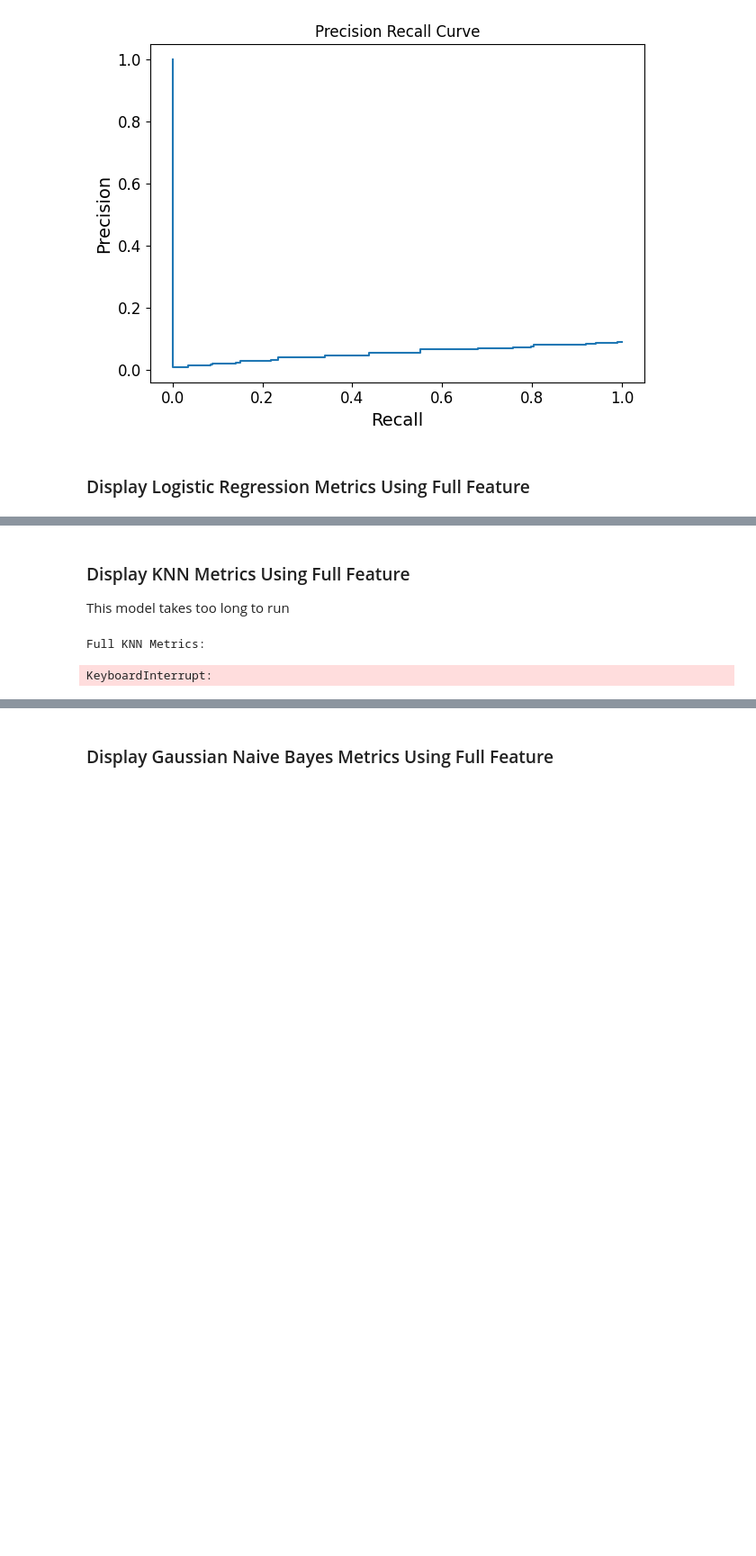
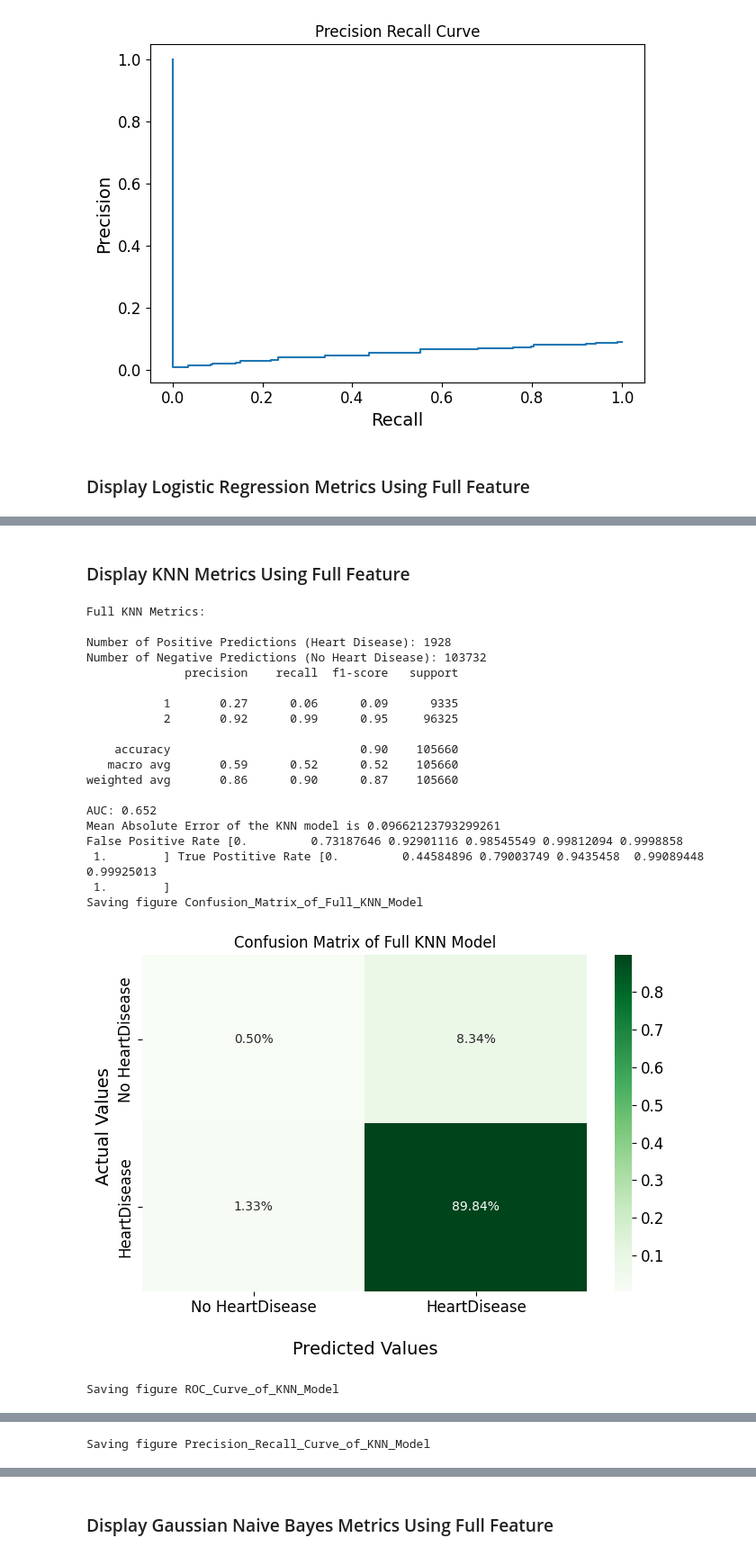
Before and after one commit to Suhyrhasan/Risk-Prediction-For-Heart-Disease, a Jupyter notebook: ModelEvaluation.ipynb, the cells around one changed output, grey strips where cells are left out. Shown at 90% size. Cells and saved outputs as stored; diff of their text form; code cells hidden in the pictures; blank space fills up the shorter version.

```diff
--- a/ModelEvaluation.ipynb
+++ b/ModelEvaluation.ipynb
@@ -291,11 +302,10 @@ Saving figure Calibration_Curve_of_Logistic_Regression_Model
 [figure]
 # %% [markdown]
 ### Display KNN Metrics Using Full Feature
-This model takes too long to run
 # %%
 # Display KKN Metrics
 KNN_PATH = os.path.join('knn')
-def evaluate_KNN():
+def evaluate_FullKNN():
     print("Full KNN Metrics:\n")
     knn = full_knn_model
     y_pred = knn.predict(x_test)
@@ -315,34 +325,69 @@ def evaluate_KNN():
     # calculate roc curve
     fpr, tpr, thresholds = roc_curve(y_test, probs, pos_label=1)
 
+
+    mae = mean_absolute_error(y_test, y_pred)
+    print("Mean Absolute Error of the KNN model is", mae)
+
     #print True and False Positive Rates
     print("False Positive Rate", fpr, "True Postitive Rate", tpr)
+
+    # confusion matrix
+    plt.figure(figsize=(7,5))
+    ax = sns.heatmap(cm/np.sum(cm),fmt='.2%', annot=True, cmap='Greens')
+    # labels
+    ax.set_xlabel('\nPredicted Values')
+    ax.set_ylabel('Actual Values ')
+    ax.set_title('Confusion Matrix of Full KNN Model')
+    ax.xaxis.set_ticklabels(['No HeartDisease','HeartDisease'])
+    ax.yaxis.set_ticklabels(['No HeartDisease','HeartDisease'])
+    save_fig(LOGREG_PATH,f"Confusion_Matrix_of_Full_KNN_Model")
+    plt.show()
 
     # plot ROC Curve
     plt.plot([0, 1], [0, 1], linestyle='--')
     # plot the roc curve for the model
     plt.plot(fpr, tpr, marker='.')
     # labels
     plt.xlabel('False Positive Rate')
     plt.ylabel('True Positive Rate')
     plt.title('ROC Curve')
     # show the plot
     save_fig(KNN_PATH,f"ROC_Curve_of_KNN_Model")
     plt.show()
 
     # Plot Precision Recall Display
     prec, recall, _ = precision_recall_curve(y_test, probs, pos_label=1)
     pr_display = PrecisionRecallDisplay(precision=prec, recall=recall).plot()
     # labels
     plt.xlabel('Recall')
     plt.ylabel('Precision')
     plt.title('Precision Recall Curve')
     # show the plot
     save_fig(KNN_PATH,f"Precision_Recall_Curve_of_KNN_Model")
     plt.show()
     return fpr,tpr
 
-fpr2,tpr2 = evaluate_KNN()
+fpr2,tpr2 = evaluate_FullKNN()
 # %% [output]
 Full KNN Metrics:
+
+Number of Positive Predictions (Heart Disease): 1928
+Number of Negative Predictions (No Heart Disease): 103732
+              precision    recall  f1-score   support
+
+           1       0.27      0.06      0.09      9335
+           2       0.92      0.99      0.95     96325
+
+    accuracy                           0.90    105660
+   macro avg       0.59      0.52      0.52    105660
+weighted avg       0.86      0.90      0.87    105660
+
+AUC: 0.652
+Mean Absolute Error of the KNN model is 0.09662123793299261
+False Positive Rate [0.         0.73187646 0.92901116 0.98545549 0.99812094 0.9998858
+ 1.        ] True Postitive Rate [0.         0.44584896 0.79003749 0.9435458  0.99089448 0.99925013
+ 1.        ]
+Saving figure Confusion_Matrix_of_Full_KNN_Model
+[figure, added]
-KeyboardInterrupt:
+Saving figure ROC_Curve_of_KNN_Model
@@ -348,0 +395 @@ KeyboardInterrupt:
+Saving figure Precision_Recall_Curve_of_KNN_Model
```
Also changed, not shown: parts of 19 cells of this notebook, 17 other files.
